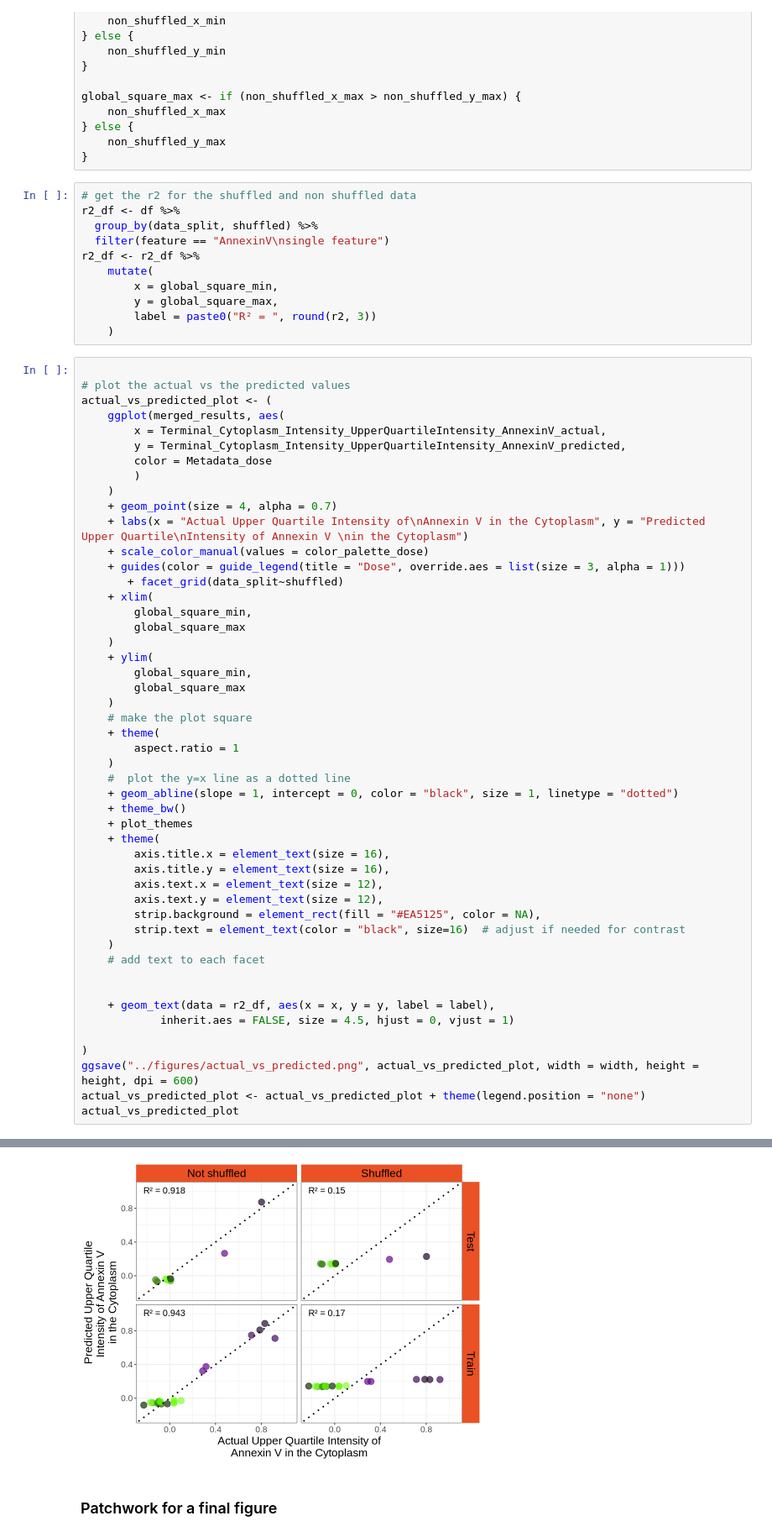
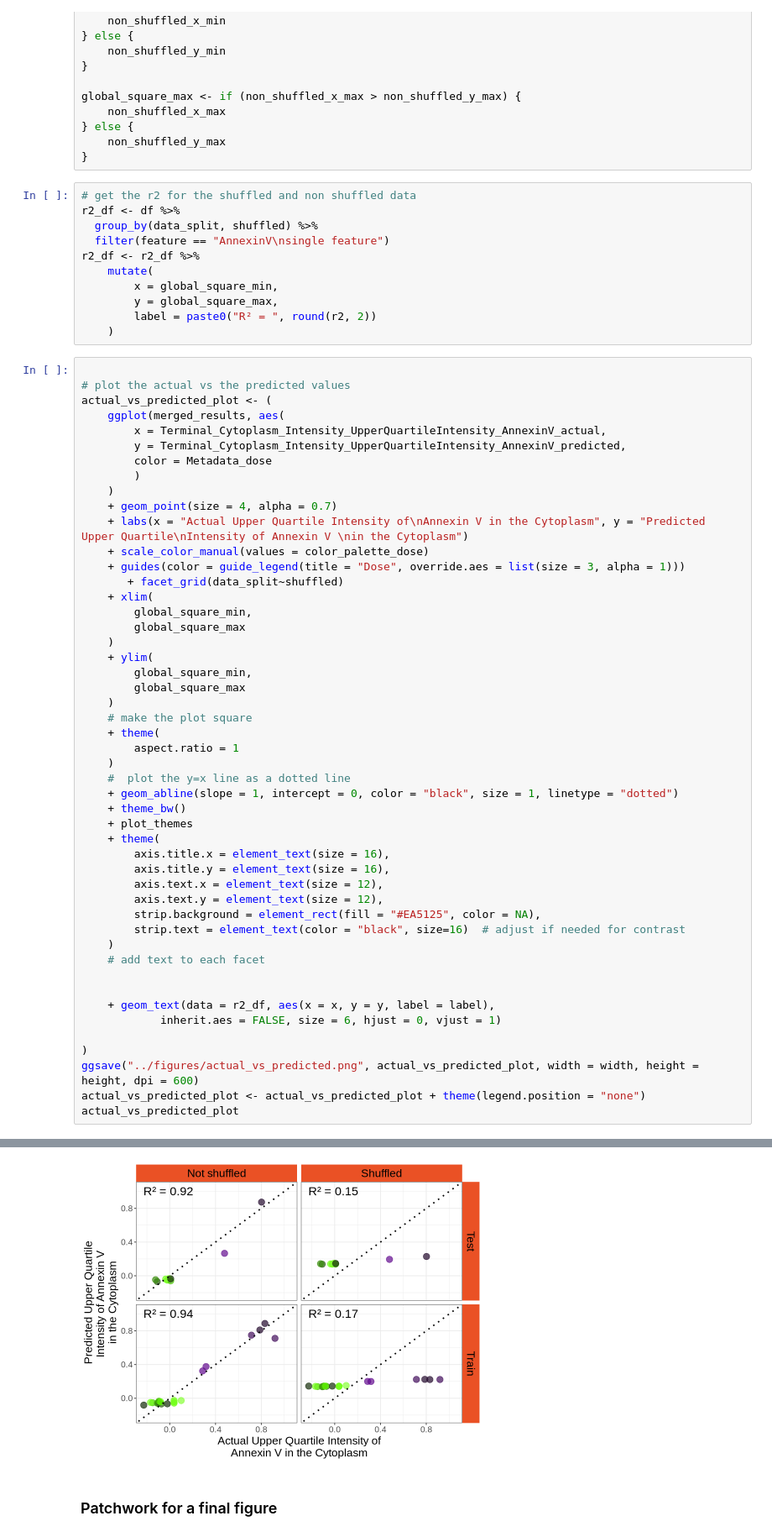
Before and after one commit to WayScience/live_cell_timelapse_apoptosis_analysis, a Jupyter notebook: 5.bulk_timelapse_model/notebooks/4.plot_results.ipynb, the cells around one changed output, grey strips where cells are left out. Shown at 84% size. Cells and saved outputs as stored; diff of their text form.

```diff
--- a/5.bulk_timelapse_model/notebooks/4.plot_results.ipynb
+++ b/5.bulk_timelapse_model/notebooks/4.plot_results.ipynb
@@ -717,7 +717,7 @@ r2_df <- r2_df %>%
     mutate(
         x = global_square_min,
         y = global_square_max,
-        label = paste0("R² = ", round(r2, 3))
+        label = paste0("R² = ", round(r2, 2))
     )
 # %%
 
@@ -747,35 +747,35 @@ actual_vs_predicted_plot <- (
         aspect.ratio = 1
     )
     #  plot the y=x line as a dotted line
     + geom_abline(slope = 1, intercept = 0, color = "black", size = 1, linetype = "dotted")
     + theme_bw()
     + plot_themes
     + theme(
         axis.title.x = element_text(size = 16),
         axis.title.y = element_text(size = 16),
         axis.text.x = element_text(size = 12),
         axis.text.y = element_text(size = 12),
         strip.background = element_rect(fill = "#EA5125", color = NA),
         strip.text = element_text(color = "black", size=16)  # adjust if needed for contrast
     )
     # add text to each facet
 
 
     + geom_text(data = r2_df, aes(x = x, y = y, label = label),
-            inherit.aes = FALSE, size = 4.5, hjust = 0, vjust = 1)
+            inherit.aes = FALSE, size = 6, hjust = 0, vjust = 1)
 
 )
 ggsave("../figures/actual_vs_predicted.png", actual_vs_predicted_plot, width = width, height = height, dpi = 600)
 actual_vs_predicted_plot <- actual_vs_predicted_plot + theme(legend.position = "none")
 actual_vs_predicted_plot
 # %% [output]
 Warning message:
 “Removed 2 rows containing missing values or values outside the scale range
 (`geom_point()`).”
 Warning message:
 “Removed 2 rows containing missing values or values outside the scale range
 (`geom_point()`).”
-[figure, old version]
+[figure, new version]
 # %% [markdown]
 ### Patchwork for a final figure
 # %%
```
Also changed, not shown: parts of 1 cell of this notebook, 3 other files.
